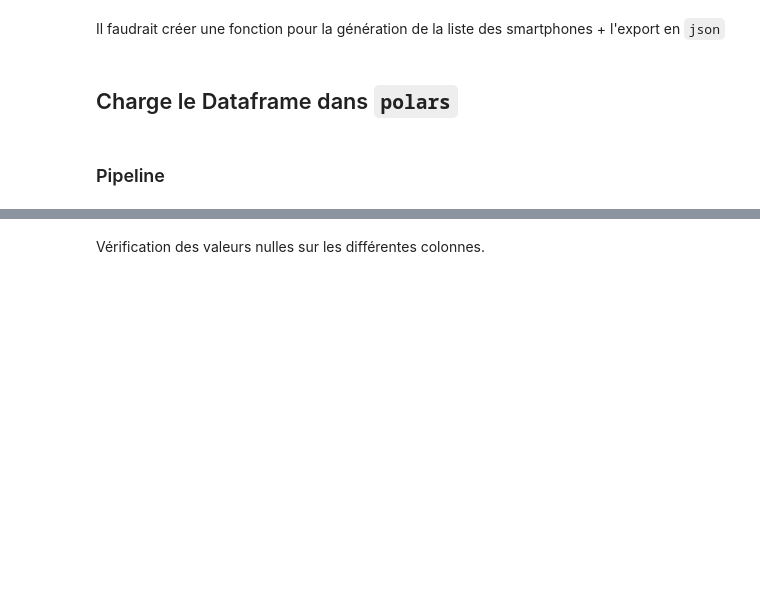
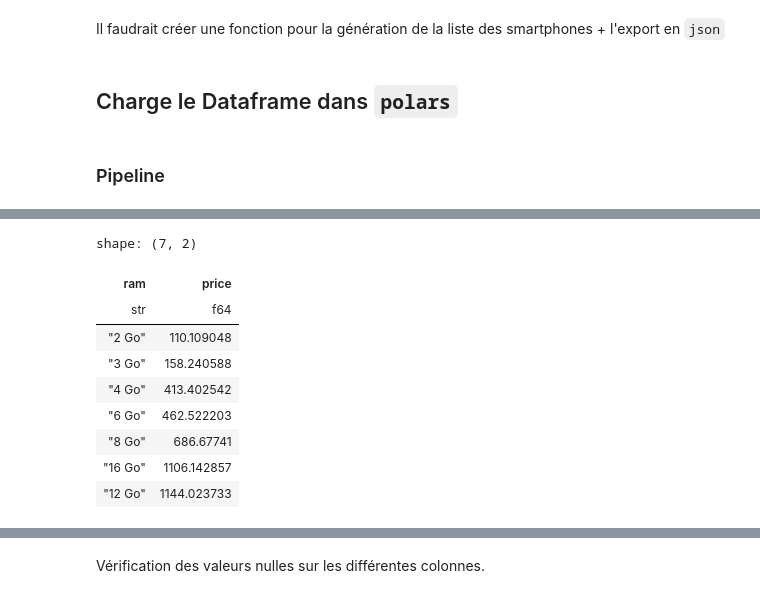
Before and after one commit to aybuke-b/3R, a Jupyter notebook: Web_Scraping/new_notebook.ipynb, the cells around one changed output, grey strips where cells are left out. Cells and saved outputs as stored; diff of their text form; code cells hidden in the pictures; blank space fills up the shorter version.

```diff
--- a/Web_Scraping/new_notebook.ipynb
+++ b/Web_Scraping/new_notebook.ipynb
@@ -47,0 +113,13 @@ df = NordStream(df)
+# %%
+df.select("price", "ram").group_by("ram").mean().sort("price")
+# %% [output]
+shape: (7, 2)
+| ram | price |
+| str | f64 |
+| "2 Go" | 110.109048 |
+| "3 Go" | 158.240588 |
+| "4 Go" | 413.402542 |
+| "6 Go" | 462.522203 |
+| "8 Go" | 686.67741 |
+| "16 Go" | 1106.142857 |
+| "12 Go" | 1144.023733 |
```
Also changed, not shown: parts of 16 cells of this notebook, 3 other files.
